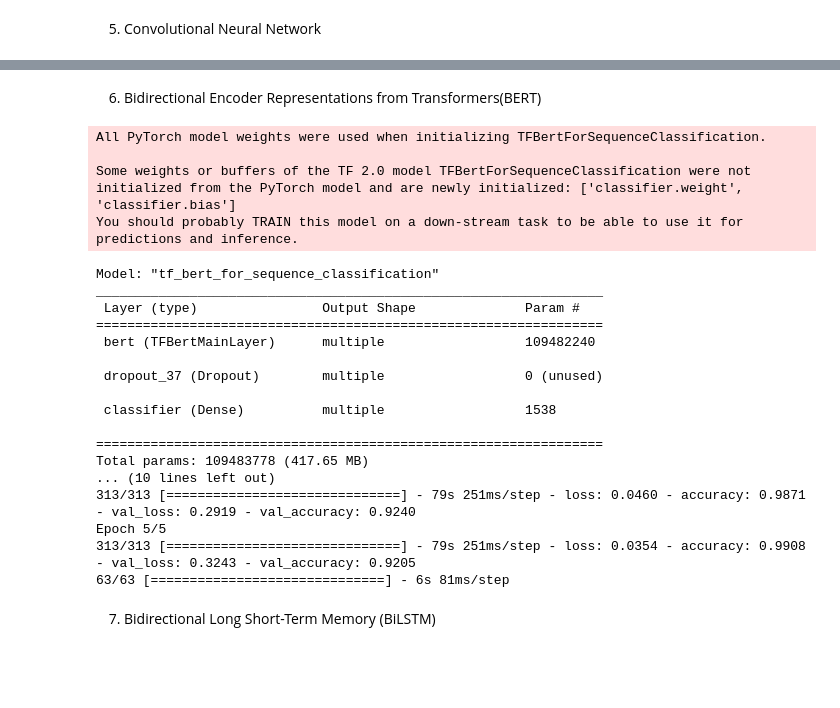
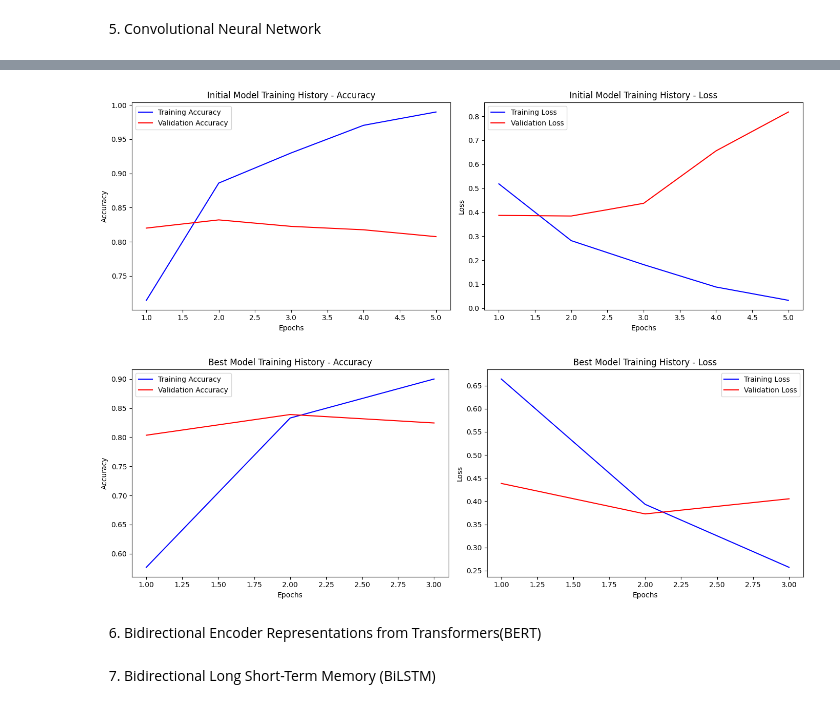
Before and after one commit to Kim-William/AI, a Jupyter notebook: Dissertation/model_comparison.ipynb, the cells around one changed output, grey strips where cells are left out. Drawn from its saved outputs; the diff is of its cells as text; code cells hidden in the pictures; blank space fills up the shorter version.

```diff
--- a/Dissertation/model_comparison.ipynb
+++ b/Dissertation/model_comparison.ipynb
@@ -347,0 +410,22 @@ Epoch 5/5
+# %%
+# 1. Train Model
+cnn = CNN(max_feature=processor.max_features, max_length=processor.max_length, epochs=EPOCHS, batch_size=BATCH_SIZE, output_dim=128, optimizer='adam', embedding_dim=32, verbose=1)
+cnn.train_model(X_train_pad, y_train, (X_test_pad, y_test))
+
+# 2. Random SearchCV
+cnn.random_search(X_train_pad, y_train, (X_test_pad, y_test), n_iter=2, cv=2, random_state=42, n_jobs=1, patience=3)
+
+# 3. Grid SearchCV
+cnn.grid_search(X_train_pad, y_train, (X_test_pad, y_test), best_params=cnn.random_search_cv.best_params_, cv=2, n_jobs=1, patience=3)
+
+# 4. Train Best Model
+cnn.train_best_model(X_train_pad, y_train, (X_test_pad, y_test), best_params=cnn.grid_search_cv.best_params_)
+
+# 5. Evaluate and Save Models
+evaluate_model_class(cnn,X_test_pad, y_test)
+
+cnn.save_model_and_params(
+    os.path.join(OUTPUT_MODELS_DIR, 'cnn_model.pkl'),
+    os.path.join(OUTPUT_MODELS_DIR, 'cnn_best_model.pkl'),
+    os.path.join(OUTPUT_MODELS_DIR, 'cnn_best_params.pkl')
+    )
@@ -348,33 +450,22 @@ Epoch 5/5
+# %%
+# Plot for hist
+plot_training_history_from_dict(cnn.model.history_, title="Initial Model Training History")
+
+# Plot the training history from defaultdict data
+plot_training_history_from_dict(cnn.best_model.history_, title="Best Model Training History")
+# %% [output]
+[figure, added]
+[figure, added]
 # %% [markdown]
 06. Bidirectional Encoder Representations from Transformers(BERT)
 # %%
-bert = BERT(processor.max_features, processor.max_length, EPOCHS, BATCH_SIZE)
-bert_model = bert.train_model(X_train, y_train, X_test, y_test)
+# bert = BERT(max_length=processor.max_features, epochs=1, batch_size=BATCH_SIZE, verbose=1)
+# bert.train_model(X_train, y_train, X_test, y_test)
 
-# Predict on test data
-y_pred_prob = bert_model.predict({'input_ids': bert.X_test_tokens['input_ids'], 'attention_mask': bert.X_test_tokens['attention_mask']}).logits
-y_pred_bert = np.argmax(y_pred_prob, axis=-1)
+# bert.random_search(X_train, y_train, X_test, y_test, max_trials=2, executions_per_trial=1, n_jobs=1)
+
+# # Predict on test data
+# y_pred_prob = bert_model.predict({'input_ids': bert.X_test_tokens['input_ids'], 'attention_mask': bert.X_test_tokens['attention_mask']}).logits
+# y_pred_bert = np.argmax(y_pred_prob, axis=-1)
-# %% [output]
-All PyTorch model weights were used when initializing TFBertForSequenceClassification.
-
-Some weights or buffers of the TF 2.0 model TFBertForSequenceClassification were not initialized from the PyTorch model and are newly initialized: ['classifier.weight', 'classifier.bias']
-You should probably TRAIN this model on a down-stream task to be able to use it for predictions and inference.
-Model: "tf_bert_for_sequence_classification"
-_________________________________________________________________
- Layer (type)                Output Shape              Param #
-=================================================================
- bert (TFBertMainLayer)      multiple                  109482240
-
- dropout_37 (Dropout)        multiple                  0 (unused)
-
- classifier (Dense)          multiple                  1538
-
-=================================================================
-Total params: 109483778 (417.65 MB)
-... (10 lines left out)
-313/313 [==============================] - 79s 251ms/step - loss: 0.0460 - accuracy: 0.9871 - val_loss: 0.2919 - val_accuracy: 0.9240
-Epoch 5/5
-313/313 [==============================] - 79s 251ms/step - loss: 0.0354 - accuracy: 0.9908 - val_loss: 0.3243 - val_accuracy: 0.9205
-63/63 [==============================] - 6s 81ms/step
 # %% [markdown]
 07. Bidirectional Long Short-Term Memory (BiLSTM)
```
Also changed, not shown: parts of 39 cells of this notebook, 14 other files.
